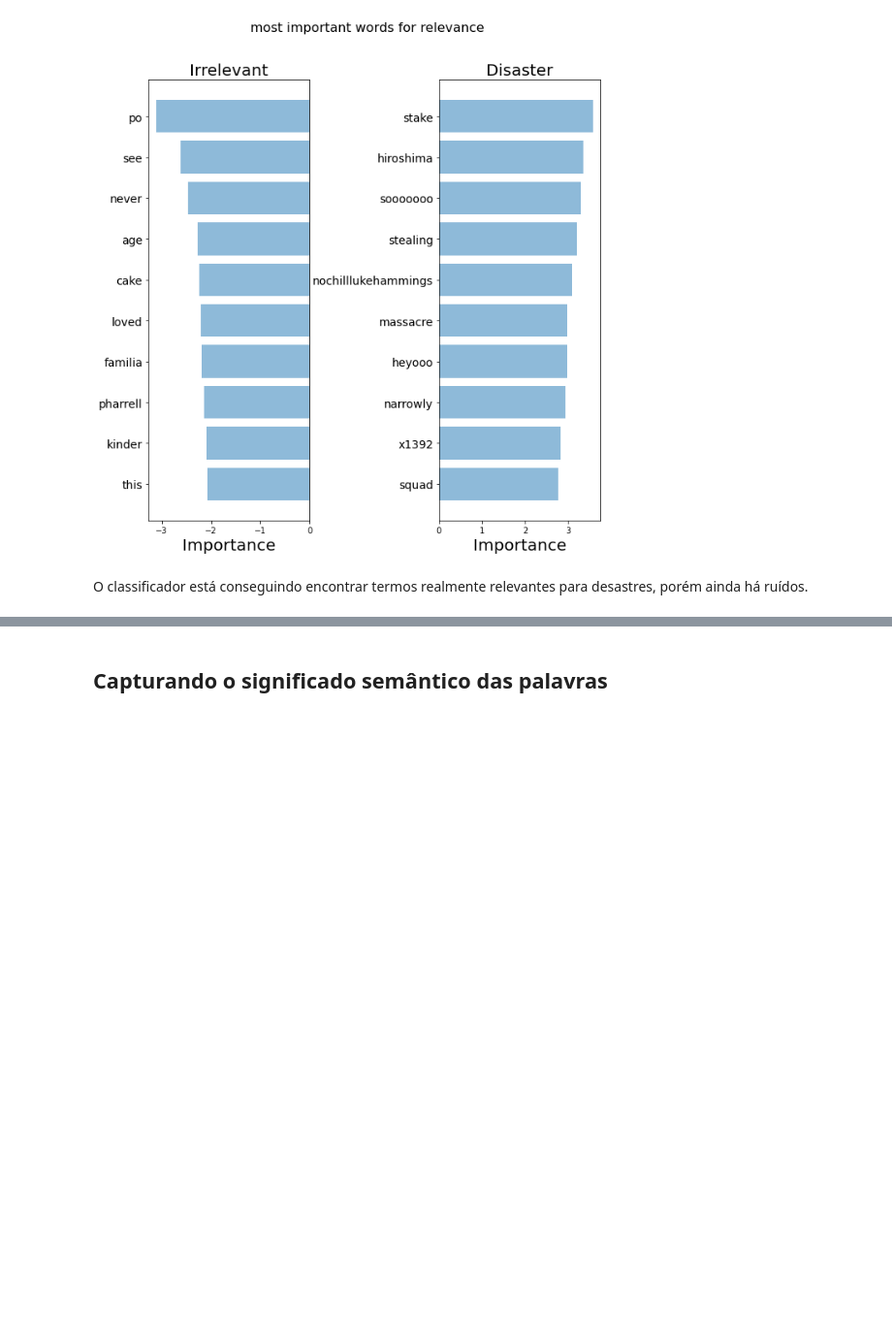
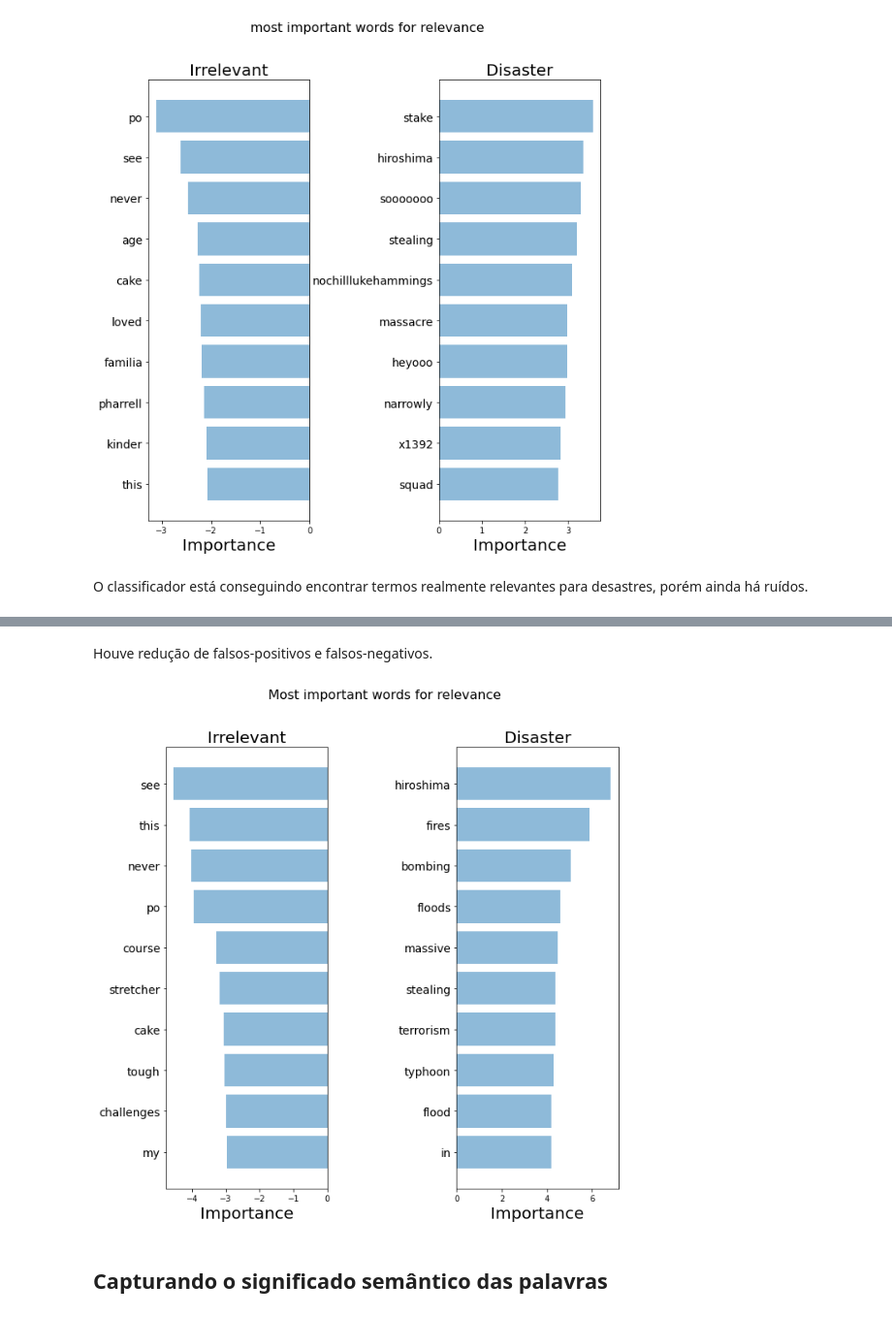
Before and after one commit to felypemaciel/atlantico-bootcamp, a Jupyter notebook: trailhead/nlp/01_nlp_ml.ipynb, the cells around one changed output, grey strips where cells are left out. Shown at 97% size. Saved outputs shown, nothing was run; the diff lists cells and outputs as text; code cells hidden in the pictures; blank space fills up the shorter version.

```diff
--- a/trailhead/nlp/01_nlp_ml.ipynb
+++ b/trailhead/nlp/01_nlp_ml.ipynb
@@ -203,3 +257,15 @@ O classificador está conseguindo encontrar termos realmente relevantes para des
+# %% [markdown]
+Houve redução de falsos-positivos e falsos-negativos.
+# %%
+importance_tfidf = get_most_important_features(tfidf_vectorizer, clf_tfidf, 10)
+top_scores = [a[0] for a in importance_tfidf[1]['tops']]
+top_words = [a[1] for a in importance_tfidf[1]['tops']]
+bottom_scores = [a[0] for a in importance_tfidf[1]['bottom']]
+bottom_words = [a[1] for a in importance_tfidf[1]['bottom']]
+plot_important_words(top_scores, top_words, bottom_scores, bottom_words,
+'Most important words for relevance')
+# %% [output]
+[figure, added]
 # %% [markdown]
 ## Capturando o significado semântico das palavras
 # %% [markdown]
```
Also changed, not shown: parts of 16 cells of this notebook, 3 other files.
